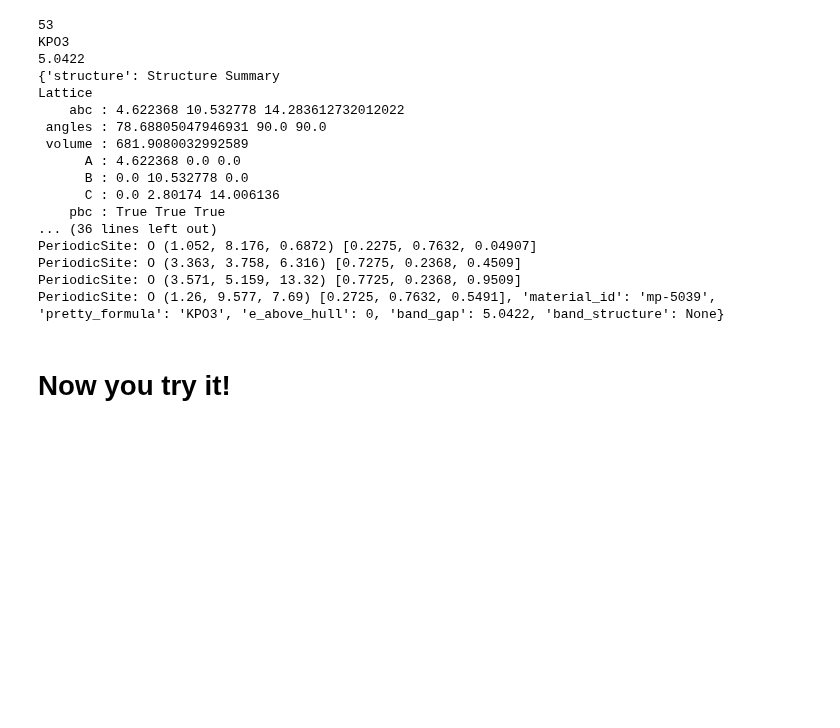
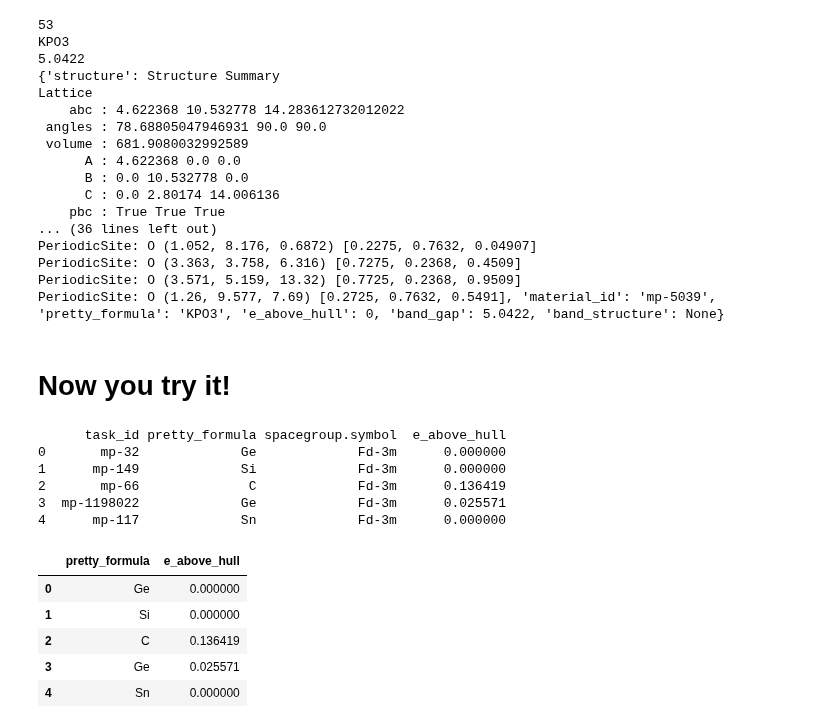
Before and after one commit to sp8rks/MaterialsInformatics, a Jupyter notebook: worked_examples/MP_API_example/legacy_MPRester_tutorial.ipynb, the cells around one changed output. Saved outputs shown, nothing was run; the diff lists cells and outputs as text; code cells hidden in the pictures; blank space fills up the shorter version.

```diff
--- a/worked_examples/MP_API_example/legacy_MPRester_tutorial.ipynb
+++ b/worked_examples/MP_API_example/legacy_MPRester_tutorial.ipynb
@@ -206,3 +206,71 @@ PeriodicSite: O (3.571, 5.159, 13.32) [0.7725, 0.2368, 0.9509]
 PeriodicSite: O (1.26, 9.577, 7.69) [0.2725, 0.7632, 0.5491], 'material_id': 'mp-5039', 'pretty_formula': 'KPO3', 'e_above_hull': 0, 'band_gap': 5.0422, 'band_structure': None}
 # %% [markdown]
 # Now you try it!
+# %%
+import os
+# Replace 'Sparks_API' with your Materials Project API key
+mpr = MPRester(Sparks_API)
+
+# Replace '1526655.cif' with your CIF file
+ciffile = os.path.join('1526655.cif')
+
+# Find the structure of the CIF file
+data1 = mpr.find_structure(ciffile)
+
+# Extract the Material ID from the result
+material_id = data1[0]
+
+# Query the Materials Project to find compounds with the same structure
+matches = mpr.get_structure_by_material_id(material_id)
+
+# Find the symbol and number of the space group
+symbol, number = matches.get_space_group_info()
+
+# Find the anonymous formula
+entry = mpr.get_entry_by_material_id(material_id, property_data=['anonymous_formula'])
+anonymous_formula = entry.data['anonymous_formula']
+
+properties = ['task_id', 'pretty_formula', 'spacegroup.symbol', 'e_above_hull']
+criteria = {'spacegroup.symbol': symbol, 'anonymous_formula': anonymous_formula, 'e_above_hull': {'$lte': 0.15}}
+results = mpr.query(criteria=criteria, properties=properties)
+
+# Convert the results to a DataFrame
+df_results = pd.DataFrame(results)
+print(df_results)
+# %% [output]
+      task_id pretty_formula spacegroup.symbol  e_above_hull
+0       mp-32             Ge             Fd-3m      0.000000
+1      mp-149             Si             Fd-3m      0.000000
+2       mp-66              C             Fd-3m      0.136419
+3  mp-1198022             Ge             Fd-3m      0.025571
+4      mp-117             Sn             Fd-3m      0.000000
+# %%
+import os
+mpr = MPRester(Sparks_API)
+ciffile = os.path.join('1526655.cif')
+data1 = mpr.find_structure(ciffile)
+
+# find the ID of the cif file
+matID = data1[0]
+
+#query the materials project to find compounds with the same structure
+matches = mpr.get_structure_by_material_id(matID)
+
+# find the symbol and number of the space group
+symbol, number = matches.get_space_group_info()
+
+# find the anonymous formula
+entry = mpr.get_entry_by_material_id(matID, property_data=['anonymous_formula'])
+anonymous_formula = entry.data['anonymous_formula']
+
+properties=['pretty_formula', 'e_above_hull']
+criteria = {'spacegroup.symbol': symbol, 'anonymous_formula': anonymous_formula, 'e_above_hull': {'$lte': 0.15}}
+results = mpr.query(criteria=criteria, properties=properties)
+pd.DataFrame(results)
+# %% [output]
+|  | pretty_formula | e_above_hull |
+| 0 | Ge | 0.000000 |
+| 1 | Si | 0.000000 |
+| 2 | C | 0.136419 |
+| 3 | Ge | 0.025571 |
+| 4 | Sn | 0.000000 |
```
